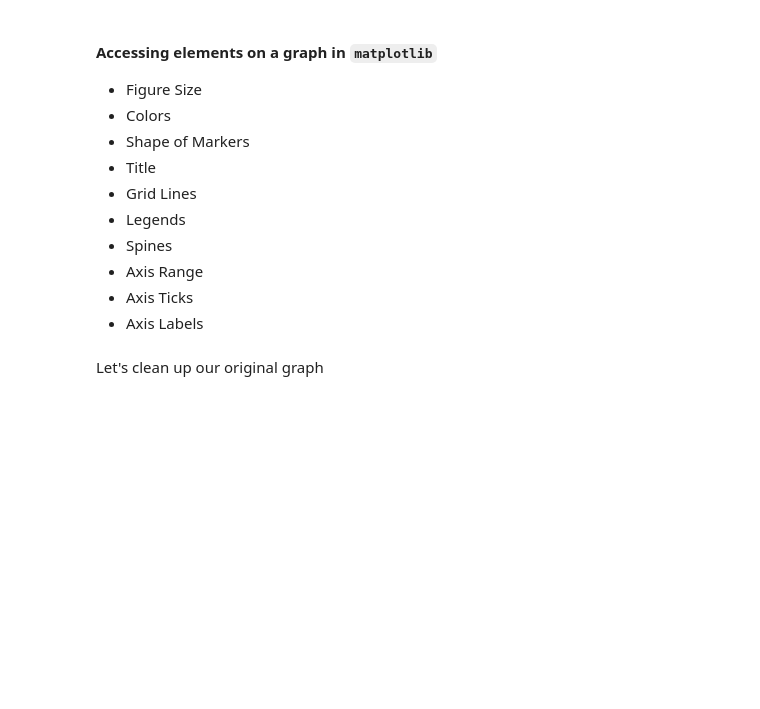
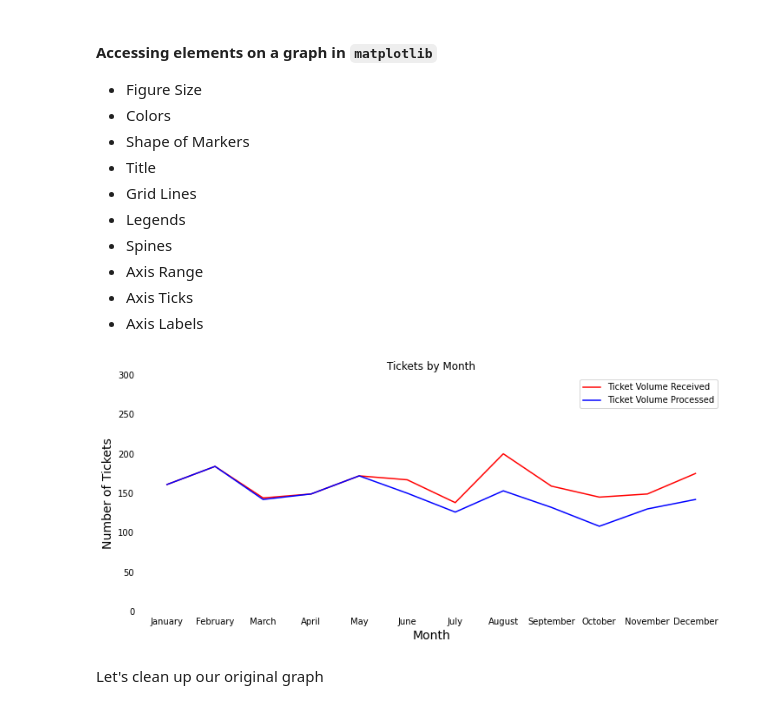
Before and after one commit to jon-stelman-renaissance/renaissance_exl, a Jupyter notebook: notebooks/06_data_visualization_2.ipynb, the cells around one changed output. Saved outputs shown, nothing was run; the diff lists cells and outputs as text; code cells hidden in the pictures; blank space fills up the shorter version.

```diff
--- a/notebooks/06_data_visualization_2.ipynb
+++ b/notebooks/06_data_visualization_2.ipynb
@@ -120,43 +130,45 @@ plt.show();
 # %%
 # Figure Size, Colors, Shape of Markers, Title, Grid Lines,
 # Legends, Spines, Axis Range, Axis Ticks, Axis Labels
 
-fig = plt.figure()
+#fig = plt.figure()
+#ax = fig.add_subplot()
+
+fig = plt.figure(figsize=(12, 5))
 ax = fig.add_subplot()
-
-#fig = plt.figure(figsize=(12, 5))
-#ax = fig.add_subplot()
 
 #ax.plot(x, y2)
 #ax.plot(x, y1)
 
-#ax.plot(x, y2, marker='o', label='Ticket Volume Received' , color='red')
-#ax.plot(x, y1, marker='D', label='Ticket Volume Processed', color='blue')
+ax.plot(x, y2, label='Ticket Volume Received' , color='red')
+ax.plot(x, y1, label='Ticket Volume Processed', color='blue')
 
-#ax.set_title('Tickets by Month')
+ax.set_title('Tickets by Month')
 #ax.grid()
 #ax.grid(axis='both') # default
 #ax.grid(axis='y')
-#ax.legend(loc=1)
+ax.legend(loc=1)
 
 #ax.yaxis.set_major_formatter('{x:9<5.2f}') # precision of axis labels
-#ax.set_ylim(0, 300)
+ax.set_ylim(0, 300)
 
 #ax.spines['top'].set_visible(False)
 #ax.spines[['top', 'right']].set_visible(False)
-#ax.spines[:].set_visible(False)
+ax.spines[:].set_visible(False)
 #ax.spines['top'].set_color('green')
 
 #ax.tick_params(bottom=False, left=True, right=True, top=True)
-#ax.tick_params(bottom=False)
+ax.tick_params(bottom=False, left=False)
 
-#ax.set_xlabel('Month', fontsize=14)
-#ax.set_ylabel('Number of Tickets', fontsize=14)
+ax.set_xlabel('Month', fontsize=14)
+ax.set_ylabel('Number of Tickets', fontsize=14)
 
 #fig.patch.set_linewidth(5)
 #fig.patch.set_edgecolor('black')
 
 plt.show()
+# %% [output]
+[figure, added]
 # %% [markdown]
 Let's clean up our original graph
 # %%
```
Also changed, not shown: parts of 12 cells of this notebook.
